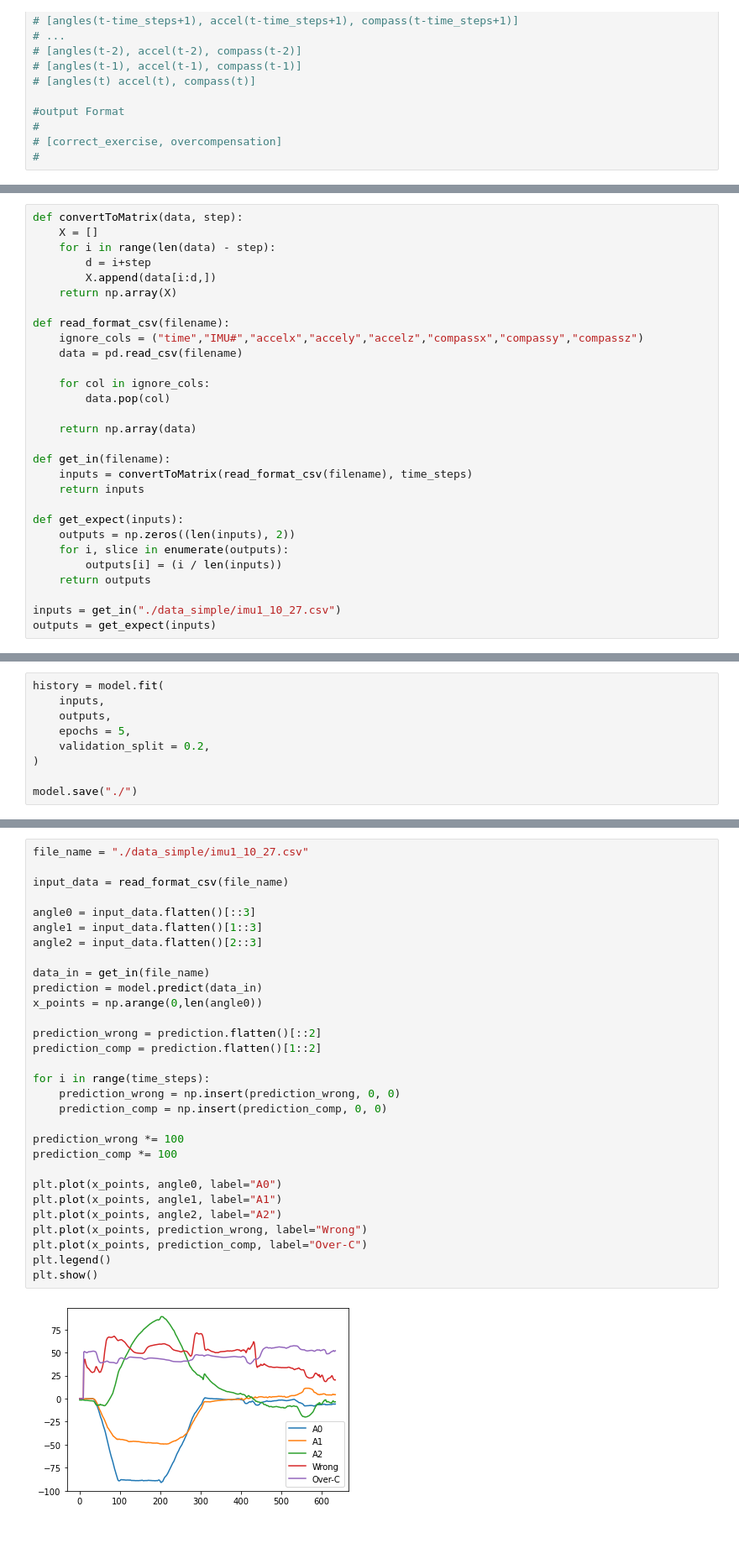
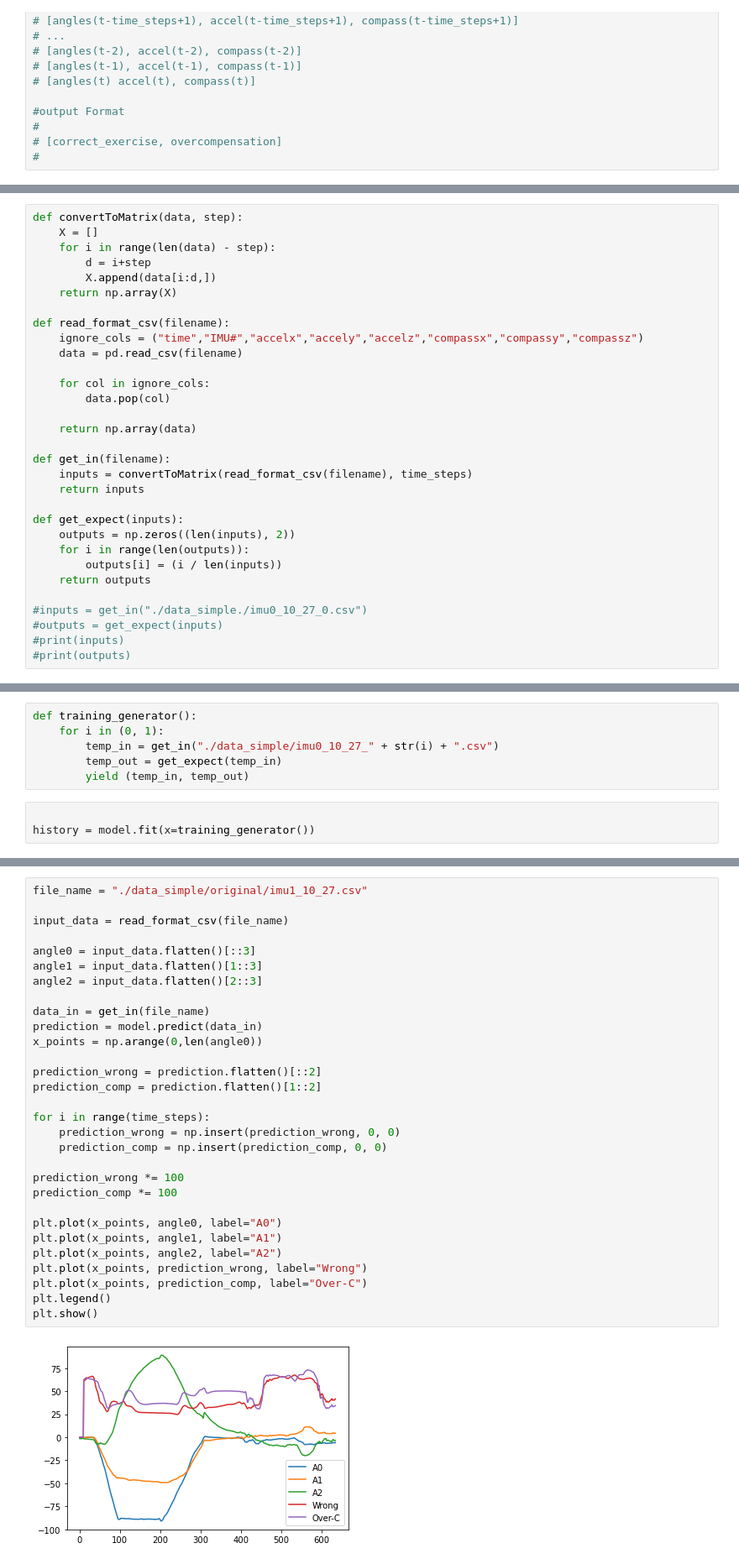
Before and after one commit to DavidBech/IMU_digital_filter, a Jupyter notebook: machine_learning/abduction_rnn.ipynb, the cells around one changed output, grey strips where cells are left out. Shown at 84% size. Cells and saved outputs as stored; diff of their text form; blank space fills up the shorter version.

Commit message:
got first implemenation of training data gen working

```diff
--- a/machine_learning/abduction_rnn.ipynb
+++ b/machine_learning/abduction_rnn.ipynb
@@ -104,9 +74,11 @@ def get_in(filename):
 
 def get_expect(inputs):
     outputs = np.zeros((len(inputs), 2))
-    for i, slice in enumerate(outputs):
+    for i in range(len(outputs)):
         outputs[i] = (i / len(inputs))
     return outputs
 
-inputs = get_in("./data_simple/imu1_10_27.csv")
-outputs = get_expect(inputs)
+#inputs = get_in("./data_simple./imu0_10_27_0.csv")
+#outputs = get_expect(inputs)
+#print(inputs)
+#print(outputs)
@@ -115,9 +85,9 @@ outputs = get_expect(inputs)
-# %%
-history = model.fit(
-    inputs,
-    outputs,
-    epochs = 5,
-    validation_split = 0.2,
-)
-
-model.save("./")
+# %%
+def training_generator():
+    for i in (0, 1):
+        temp_in = get_in("./data_simple/imu0_10_27_" + str(i) + ".csv")
+        temp_out = get_expect(temp_in)
+        yield (temp_in, temp_out)
+# %%
+
+history = model.fit(x=training_generator())
@@ -124,32 +96,32 @@ model.save("./")
 # %%
-file_name = "./data_simple/imu1_10_27.csv"
+file_name = "./data_simple/original/imu1_10_27.csv"
 
 input_data = read_format_csv(file_name)
 
 angle0 = input_data.flatten()[::3]
 angle1 = input_data.flatten()[1::3]
 angle2 = input_data.flatten()[2::3]
 
 data_in = get_in(file_name)
 prediction = model.predict(data_in)
 x_points = np.arange(0,len(angle0))
 
 prediction_wrong = prediction.flatten()[::2]
 prediction_comp = prediction.flatten()[1::2]
 
 for i in range(time_steps):
     prediction_wrong = np.insert(prediction_wrong, 0, 0)
     prediction_comp = np.insert(prediction_comp, 0, 0)
 
 prediction_wrong *= 100
 prediction_comp *= 100
 
 plt.plot(x_points, angle0, label="A0")
 plt.plot(x_points, angle1, label="A1")
 plt.plot(x_points, angle2, label="A2")
 plt.plot(x_points, prediction_wrong, label="Wrong")
 plt.plot(x_points, prediction_comp, label="Over-C")
 plt.legend()
 plt.show()
 # %% [output]
-[figure, old version]
+[figure, new version]
```
Also changed, not shown: parts of 4 cells of this notebook, 27 other files.
